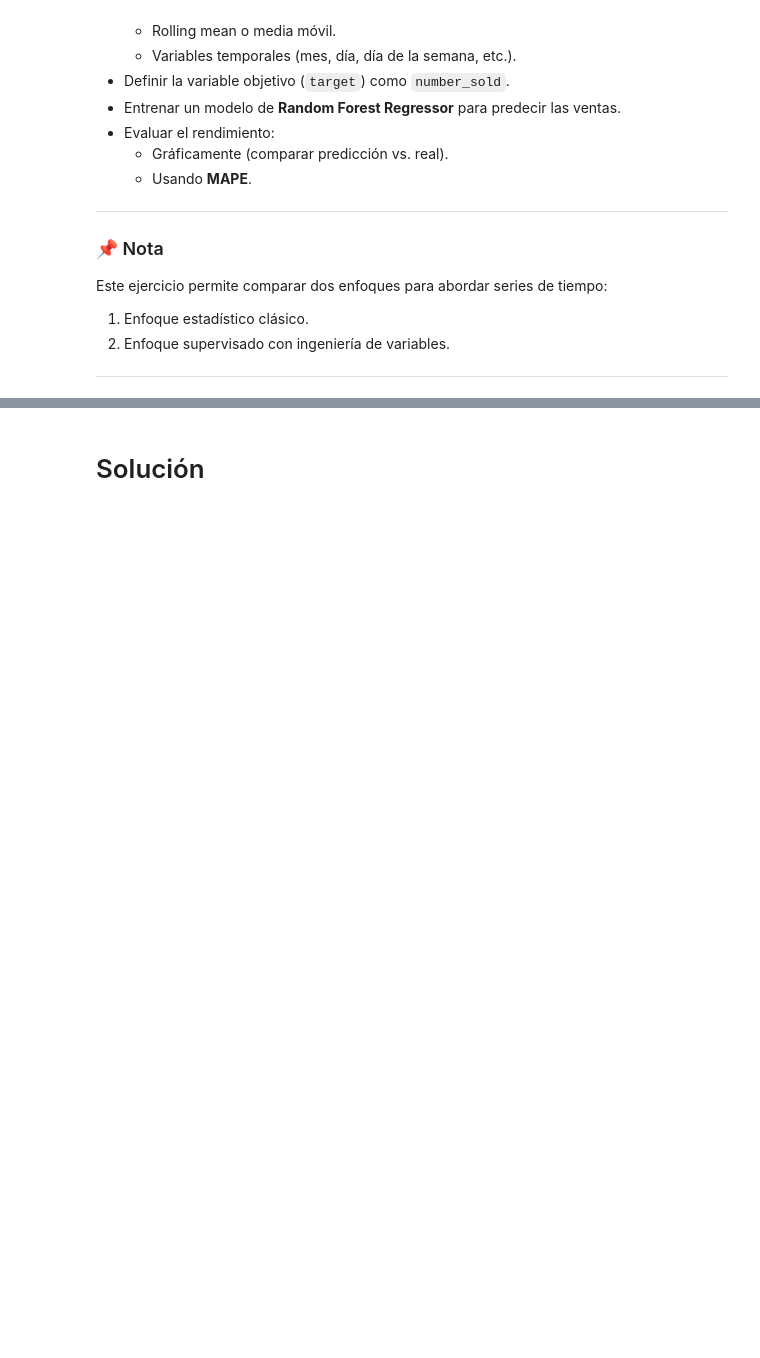
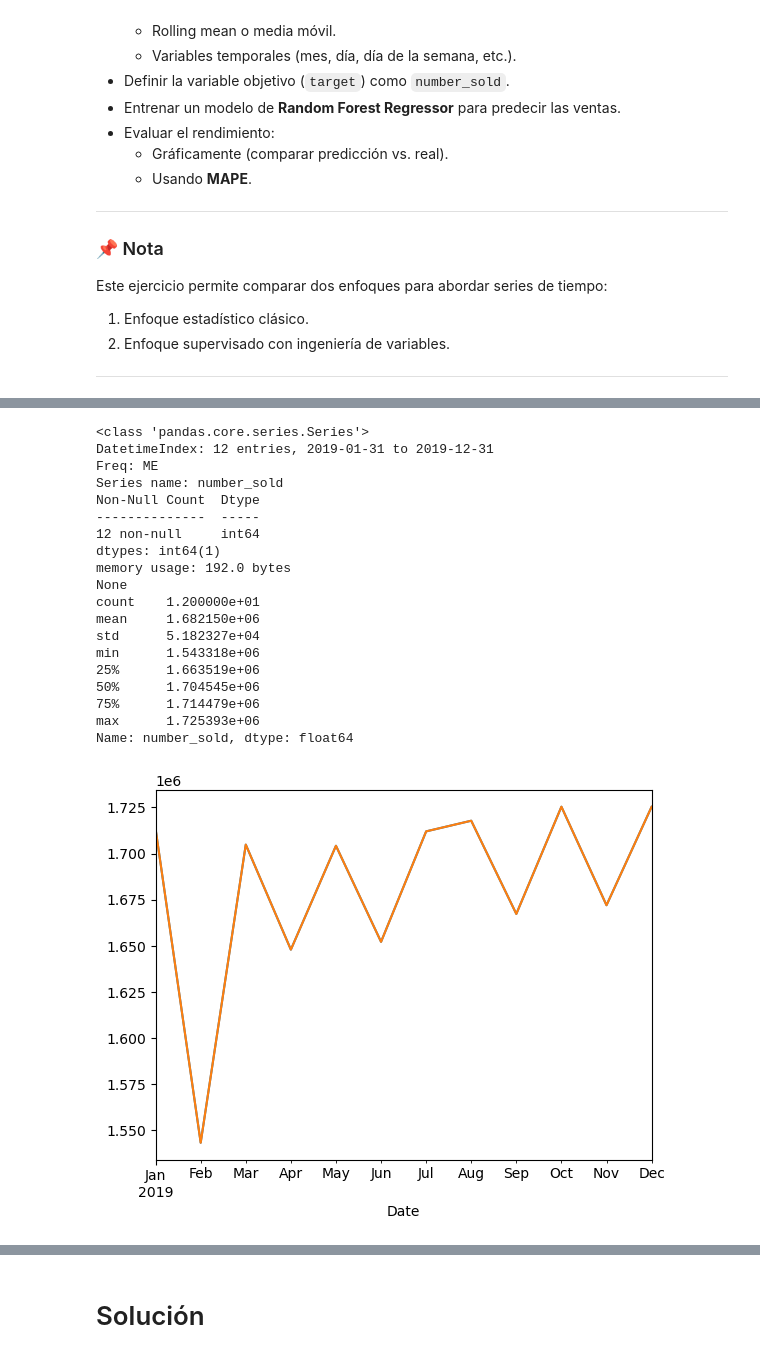
Before and after one commit to JorgeRPMHS/20250602-ds_s15, a Jupyter notebook: class_2/notebook.ipynb, the cells around one changed output, grey strips where cells are left out. Cells and saved outputs as stored; diff of their text form; code cells hidden in the pictures; blank space fills up the shorter version.

```diff
--- a/class_2/notebook.ipynb
+++ b/class_2/notebook.ipynb
@@ -89,0 +256,32 @@ Este ejercicio permite comparar dos enfoques para abordar series de tiempo:
+# %%
+# ----Analyze the resample data
+# ---Plot all data
+monthly_test.plot()
+
+# ---Plot 3 weeks
+monthly_test.plot()
+
+# ---Info resample data and description
+print(monthly_test.info())
+print(monthly_test.describe())
+# %% [output]
+<class 'pandas.core.series.Series'>
+DatetimeIndex: 12 entries, 2019-01-31 to 2019-12-31
+Freq: ME
+Series name: number_sold
+Non-Null Count  Dtype
+--------------  -----
+12 non-null     int64
+dtypes: int64(1)
+memory usage: 192.0 bytes
+None
+count    1.200000e+01
+mean     1.682150e+06
+std      5.182327e+04
+min      1.543318e+06
+25%      1.663519e+06
+50%      1.704545e+06
+75%      1.714479e+06
+max      1.725393e+06
+Name: number_sold, dtype: float64
+[figure, added]
```
Also changed, not shown: parts of 26 cells of this notebook.
